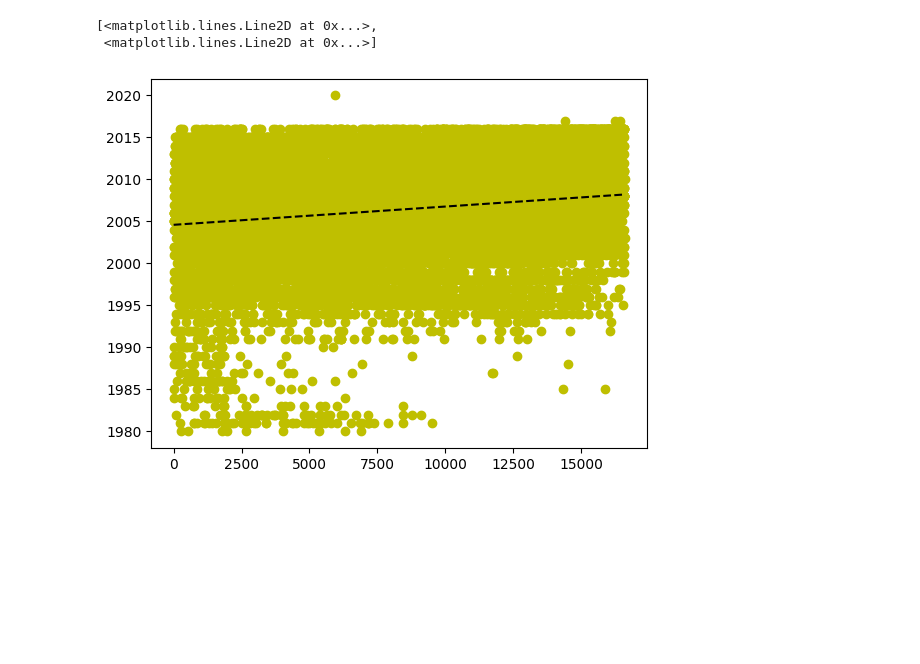
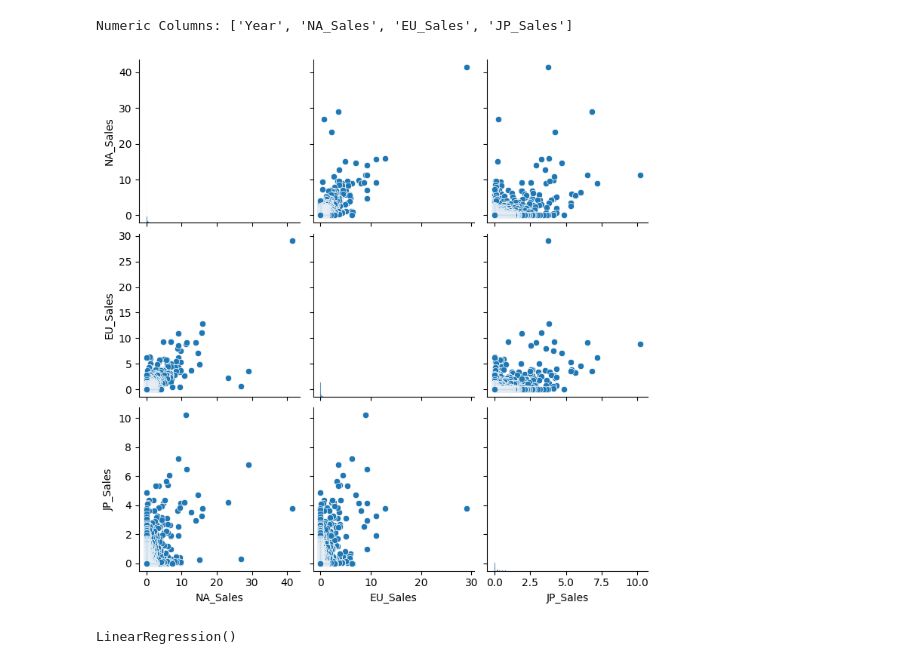
Before and after one commit to waseemimran/Introductiontomachinelearning, a Jupyter notebook: linearRegressionWithOwnDataset.ipynb, the cells around one changed output. Cells and saved outputs as stored; diff of their text form; code cells hidden in the pictures; blank space fills up the shorter version.

Commit message:
Linear regression exercise project updated

```diff
--- a/linearRegressionWithOwnDataset.ipynb
+++ b/linearRegressionWithOwnDataset.ipynb
@@ -95,15 +30,0 @@ print(df['Year'].unique())
-# %%
-
-# Replace non-numeric values with NaN in a specific column
-column_name = 'Year'
-df[column_name] = pd.to_numeric(df[column_name], errors='coerce')
-
-# Drop rows with NaN values
-df = df.dropna(subset=[column_name])
-
-# Save the cleaned DataFrame to a new CSV file
-output_file_path = 'vgsales.csv'
-df.to_csv(output_file_path, index=False)
-
-# Display the cleaned DataFrame
-df.head()
@@ -366,16 +31,19 @@ plt.close()
-# %%
- # this works only with two variables
-# how it would be calculated manually
-plot_x = df['Rank']
-plot_y = df['Year']
-
-coef_plot = np.polyfit(plot_x,plot_y,1)
-poly1d_fn = np.poly1d(coef_plot)
-
-# poly1d_fn is now a function which takes in x and returns an estimate for y
-#'--k'=black dashed line, 'yo' = yellow circle marker
-plt.plot(plot_x, plot_y, 'yo', plot_x, poly1d_fn(plot_x), '--k')
-# %% [output]
-[<matplotlib.lines.Line2D at 0x...>,
- <matplotlib.lines.Line2D at 0x...>]
-[figure, removed]
+# %%
+# Drop rows with missing values
+df.dropna(inplace=True)
+# %%
+# Step 2: Identify numeric columns
+numeric_columns = ['Year', 'NA_Sales', 'EU_Sales', 'JP_Sales']
+print("Numeric Columns:", numeric_columns)
+# %% [output]
+Numeric Columns: ['Year', 'NA_Sales', 'EU_Sales', 'JP_Sales']
+# %%
+# Step 2: Clean up the dataset
+# Drop rows with missing values
+df.dropna(subset=numeric_columns, inplace=True)
+# %%
+# Step 3: Visualize the data to check for linear trend
+sns.pairplot(df[numeric_columns])
+plt.show()
+# %% [output]
+[figure, added]
@@ -381,0 +56,6 @@ plt.plot(plot_x, plot_y, 'yo', plot_x, poly1d_fn(plot_x), '--k')
+# %%
+# Step 5: Fit the data to a linear regression model
+model = LinearRegression()
+model.fit(X_train, y_train)
+# %% [output]
+LinearRegression()
```
Also changed, not shown: parts of 51 cells of this notebook, 3 other files.
